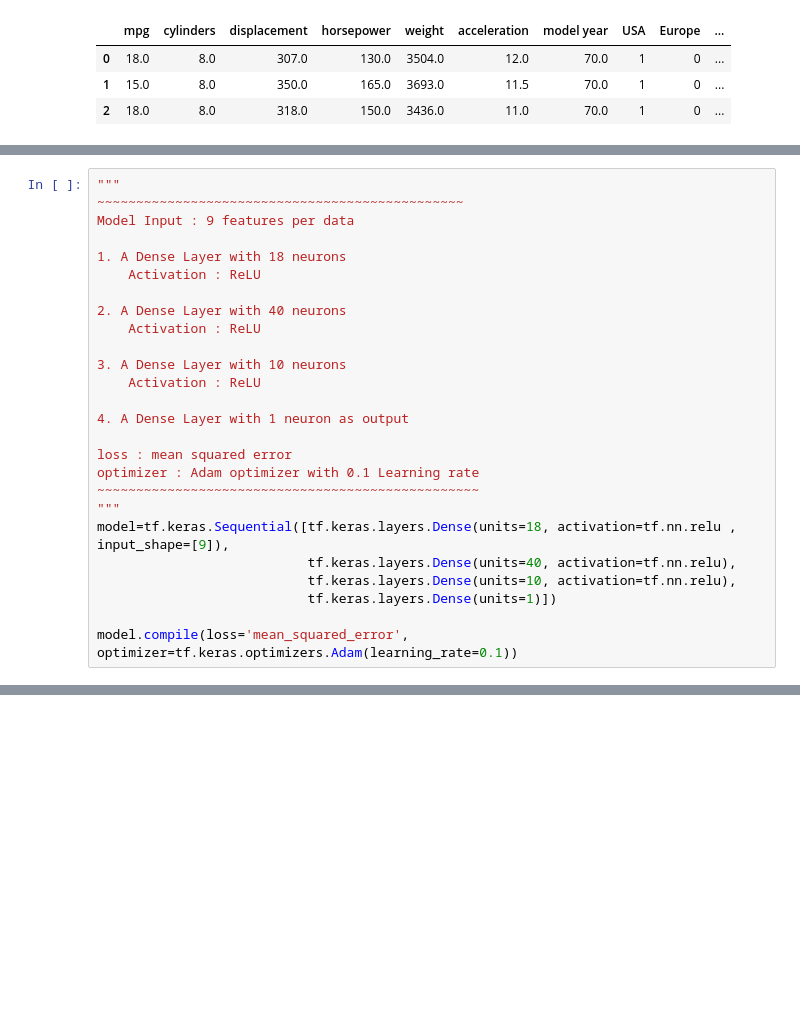
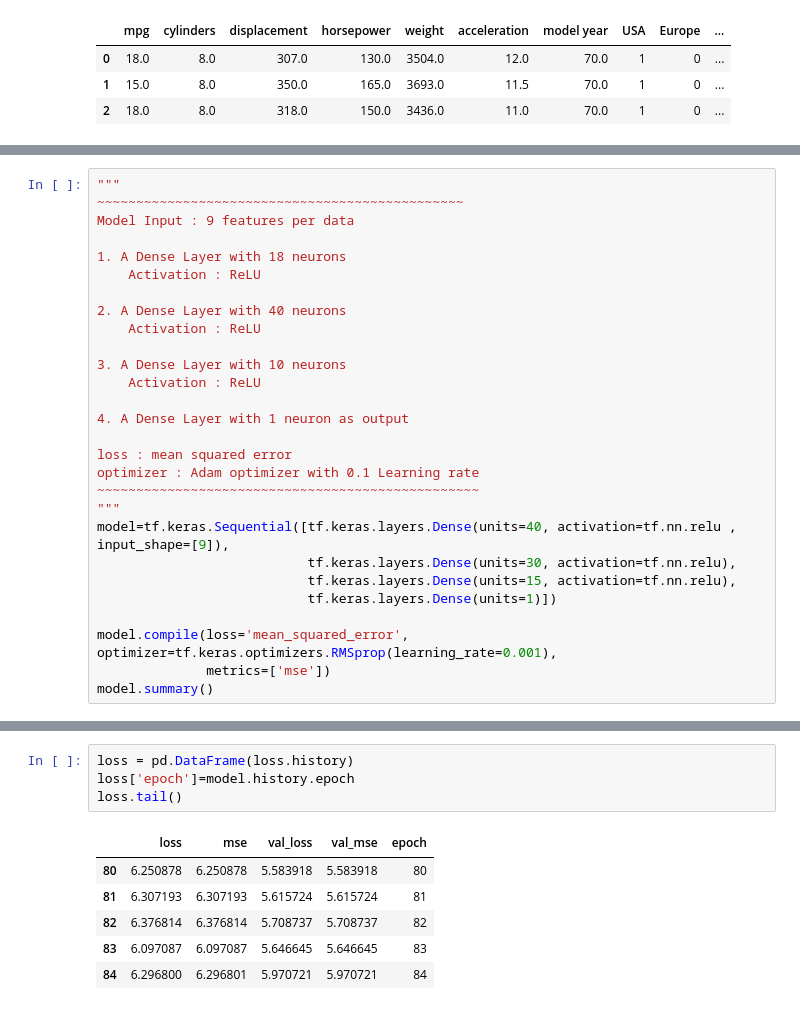
Before and after one commit to quantisedboy/Auto_MPG_UCL_ML_Repo, a Jupyter notebook: Code/Auto_mpg.ipynb, the cells around one changed output, grey strips where cells are left out. Cells and saved outputs as stored; diff of their text form; blank space fills up the shorter version.

```diff
--- a/Code/Auto_mpg.ipynb
+++ b/Code/Auto_mpg.ipynb
@@ -119,9 +151,11 @@ loss : mean squared error
 optimizer : Adam optimizer with 0.1 Learning rate
 ~~~~~~~~~~~~~~~~~~~~~~~~~~~~~~~~~~~~~~~~~~~~~~~~~
 """
-model=tf.keras.Sequential([tf.keras.layers.Dense(units=18, activation=tf.nn.relu , input_shape=[9]),
-                           tf.keras.layers.Dense(units=40, activation=tf.nn.relu),
-                           tf.keras.layers.Dense(units=10, activation=tf.nn.relu),
+model=tf.keras.Sequential([tf.keras.layers.Dense(units=40, activation=tf.nn.relu , input_shape=[9]),
+                           tf.keras.layers.Dense(units=30, activation=tf.nn.relu),
+                           tf.keras.layers.Dense(units=15, activation=tf.nn.relu),
                            tf.keras.layers.Dense(units=1)])
 
-model.compile(loss='mean_squared_error', optimizer=tf.keras.optimizers.Adam(learning_rate=0.1))
+model.compile(loss='mean_squared_error', optimizer=tf.keras.optimizers.RMSprop(learning_rate=0.001),
+              metrics=['mse'])
+model.summary()
@@ -147,0 +191,11 @@ Train on 406 samples
+# %%
+loss = pd.DataFrame(loss.history)
+loss['epoch']=model.history.epoch
+loss.tail()
+# %% [output]
+|  | loss | mse | val_loss | val_mse | epoch |
+| 80 | 6.250878 | 6.250878 | 5.583918 | 5.583918 | 80 |
+| 81 | 6.307193 | 6.307193 | 5.615724 | 5.615724 | 81 |
+| 82 | 6.376814 | 6.376814 | 5.708737 | 5.708737 | 82 |
+| 83 | 6.097087 | 6.097087 | 5.646645 | 5.646645 | 83 |
+| 84 | 6.296800 | 6.296801 | 5.970721 | 5.970721 | 84 |
```
Also changed, not shown: parts of 14 cells of this notebook.
